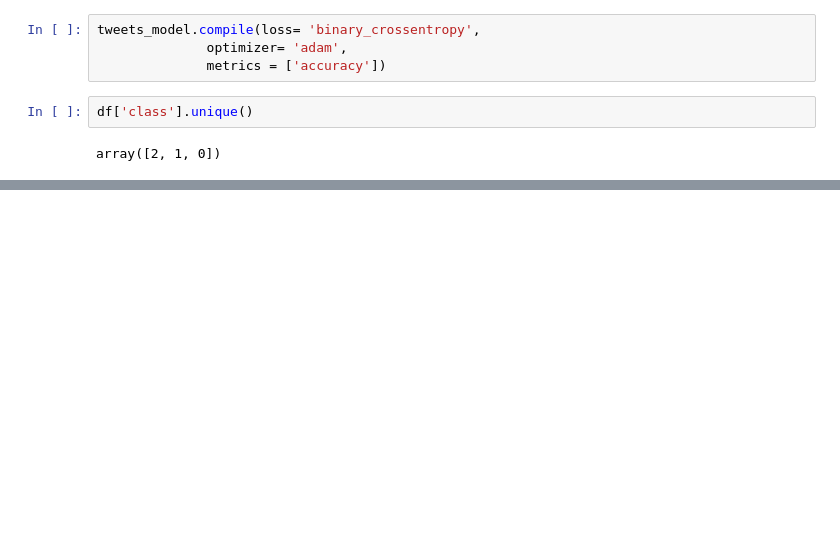
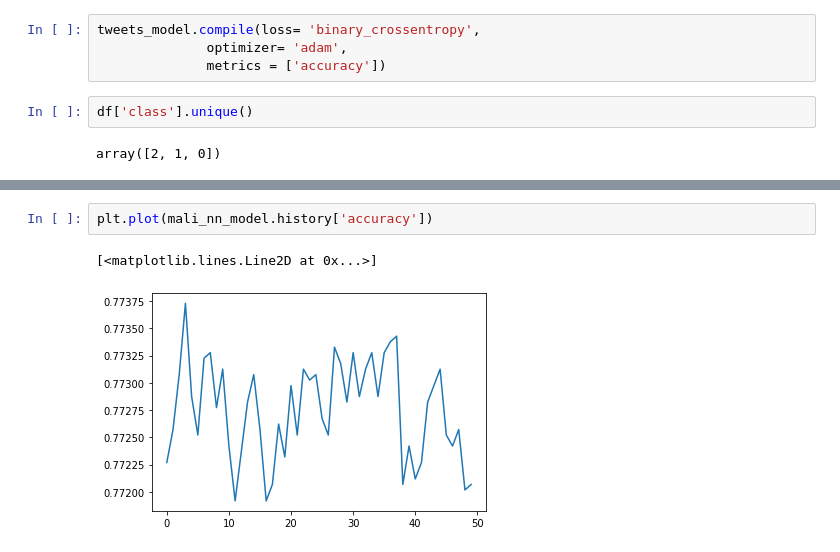
Before and after one commit to malinphy/hate_speech, a Jupyter notebook: hate_speech.ipynb, the cells around one changed output, grey strips where cells are left out. Cells and saved outputs as stored; diff of their text form; blank space fills up the shorter version.

```diff
--- a/hate_speech.ipynb
+++ b/hate_speech.ipynb
@@ -211,0 +220,5 @@ Epoch 100/100
+# %%
+plt.plot(mali_nn_model.history['accuracy'])
+# %% [output]
+[<matplotlib.lines.Line2D at 0x...>]
+[figure, added]
```
Also changed, not shown: parts of 4 cells of this notebook.
